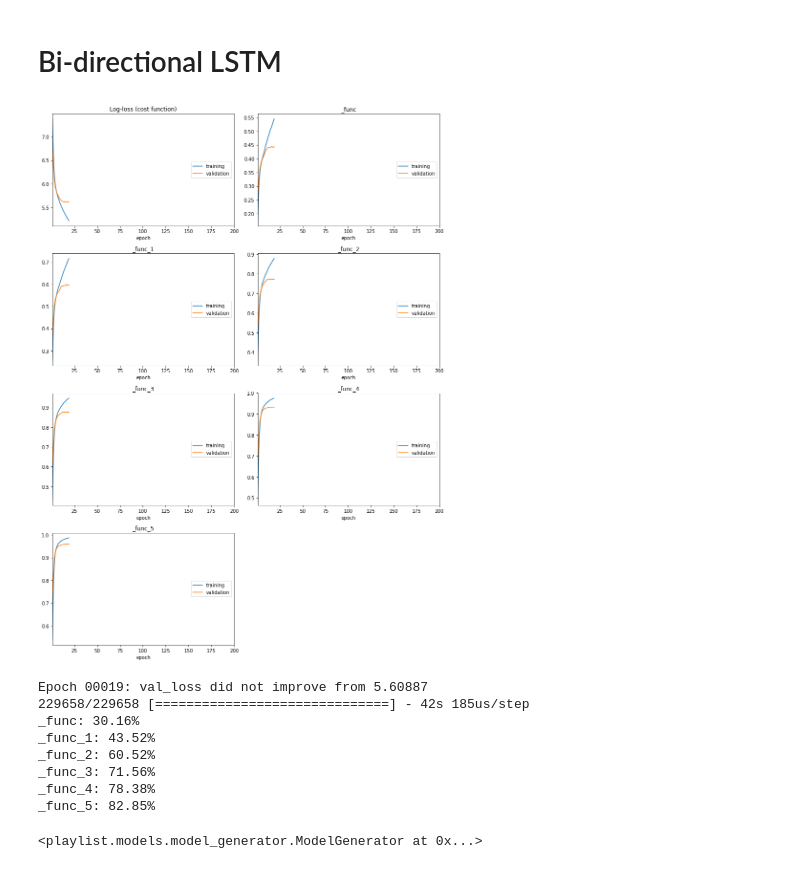
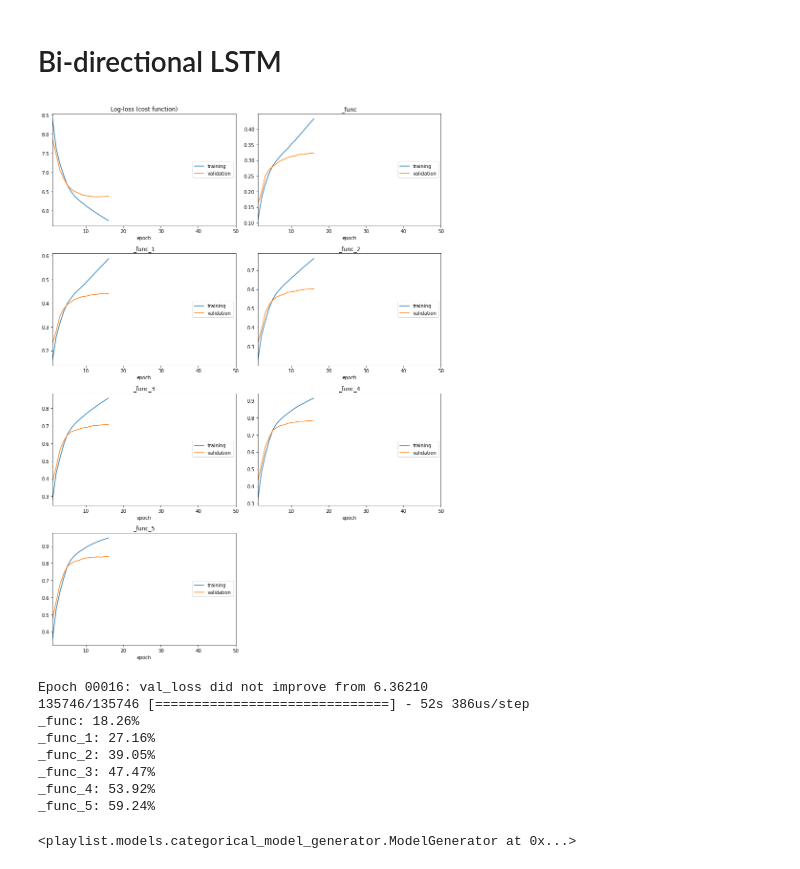
Before and after one commit to burakkose/rnn-playlist-prediction, a Jupyter notebook: bi-lstm.ipynb, the cells around one changed output. Saved outputs shown, nothing was run; the diff lists cells and outputs as text; code cells hidden in the pictures.

Commit message:
BiLSTM on big dataset

```diff
--- a/bi-lstm.ipynb
+++ b/bi-lstm.ipynb
@@ -3,17 +3,17 @@
 # %%
 from playlist.models.categorical_model_generator import ModelGenerator
 from playlist.tools.data import DatasetMode
 from playlist.models.model_modes import *
 
-ModelGenerator(model_name=ModelName.bi_directional_lstm).process().evaluate()
+ModelGenerator(mode=DatasetMode.big, model_name=ModelName.bi_directional_lstm).process().evaluate()
 # %% [output]
-[figure, old version]
+[figure, new version]
-Epoch 00019: val_loss did not improve from 5.60887
-229658/229658 [==============================] - 42s 185us/step
-_func: 30.16%
-_func_1: 43.52%
-_func_2: 60.52%
-_func_3: 71.56%
-_func_4: 78.38%
-_func_5: 82.85%
+Epoch 00016: val_loss did not improve from 6.36210
+135746/135746 [==============================] - 52s 386us/step
+_func: 18.26%
+_func_1: 27.16%
+_func_2: 39.05%
+_func_3: 47.47%
+_func_4: 53.92%
+_func_5: 59.24%
-<playlist.models.model_generator.ModelGenerator at 0x...>
+<playlist.models.categorical_model_generator.ModelGenerator at 0x...>
```
Also changed, not shown: 1 other file.
